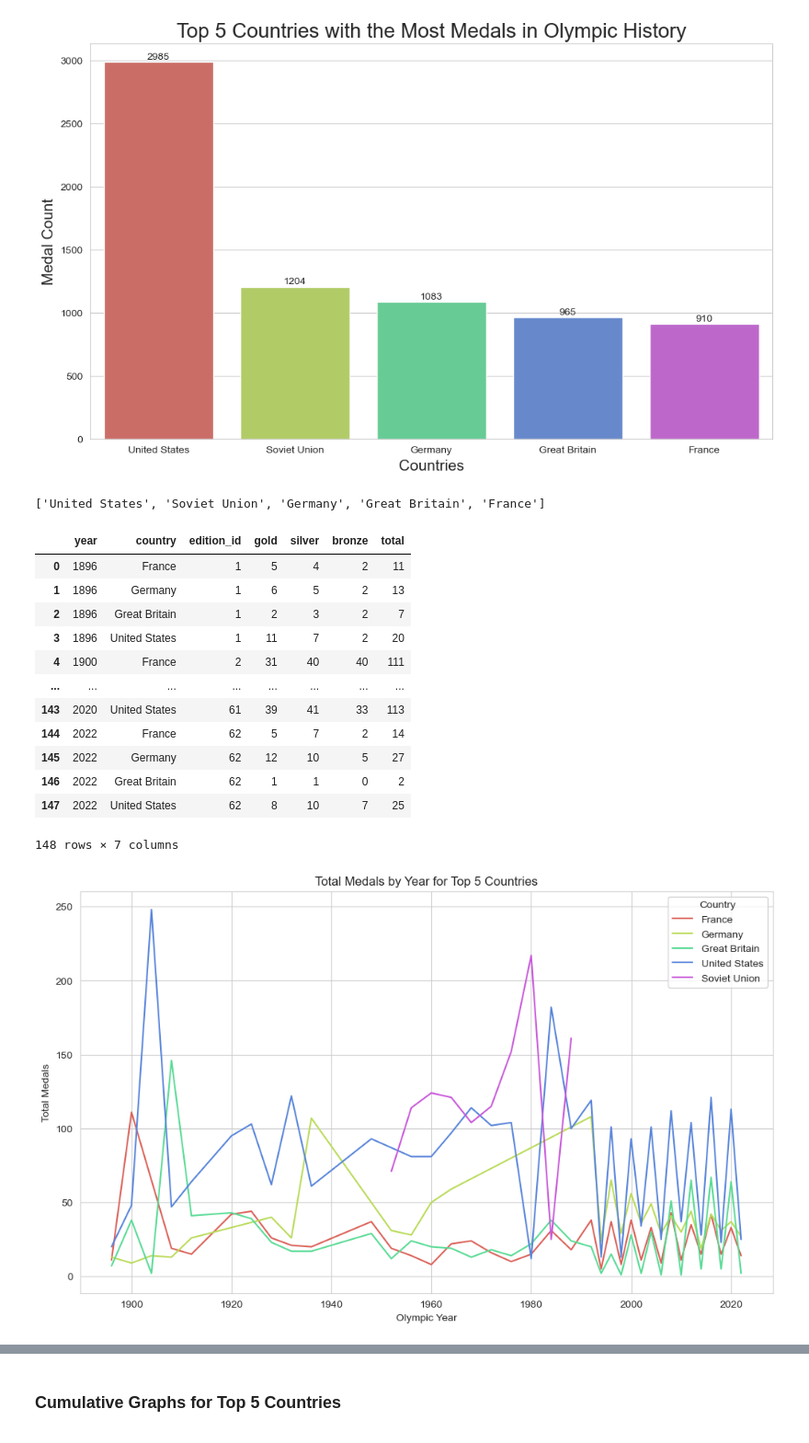
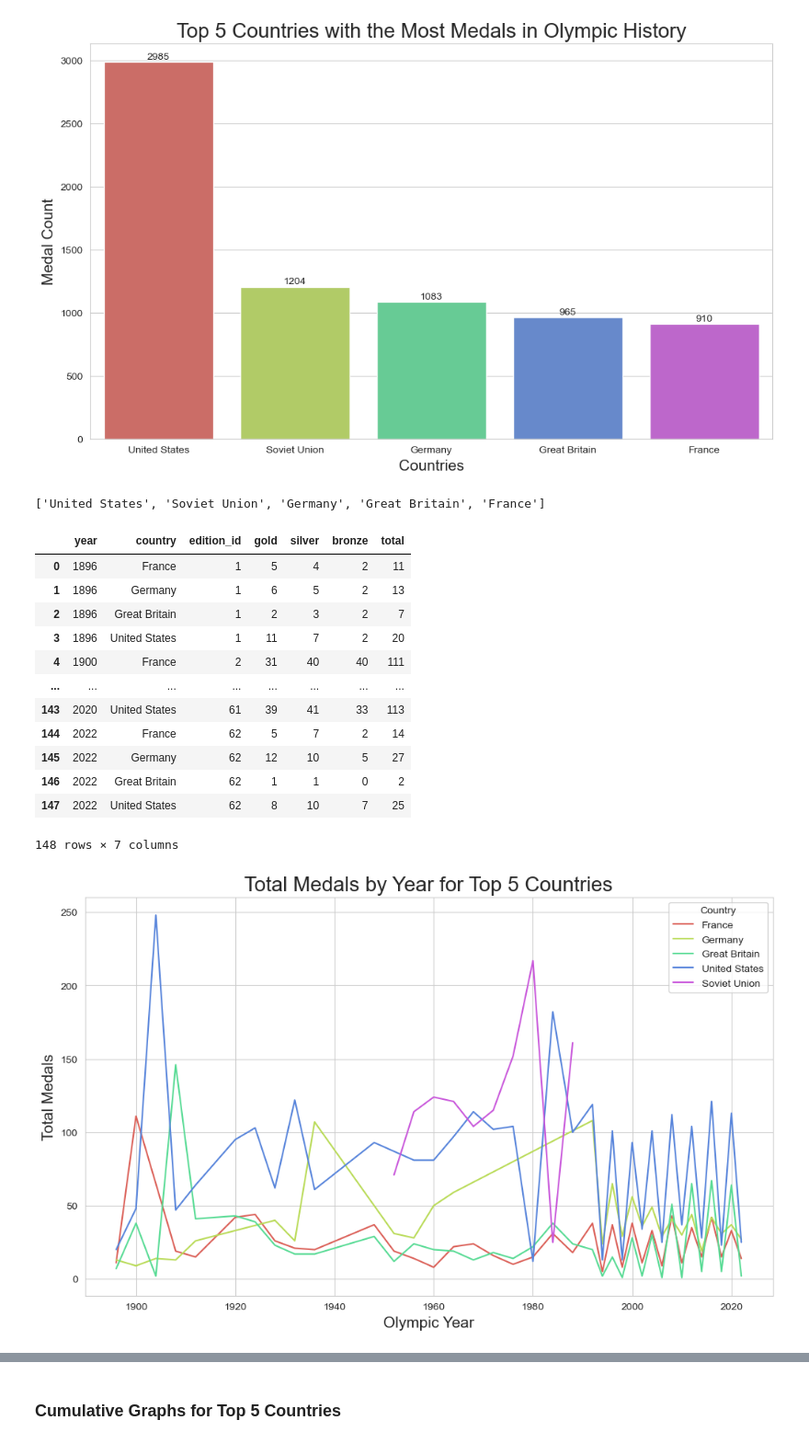
Before and after one commit to gururaser/data-analysis-of-olympic-games, a Jupyter notebook: data_analysis_of_olympic_games.ipynb, the cells around one changed output, grey strips where cells are left out. Shown at 92% size. Drawn from its saved outputs; the diff is of its cells as text; code cells hidden in the pictures.

```diff
--- a/data_analysis_of_olympic_games.ipynb
+++ b/data_analysis_of_olympic_games.ipynb
@@ -352,34 +353,34 @@ plt.show()
 # %%
 top5_countries = medals_total.head(5)['country'].tolist()
 display(top5_countries)
 
 top5_medals_by_year = medals[medals['country'].isin(top5_countries)].groupby(['year', 'country']).sum().reset_index()
 display(top5_medals_by_year)
 
 plt.figure(figsize=(12, 7))
 sns.lineplot(data=top5_medals_by_year, x='year', y='total', hue='country',palette="hls")
-plt.xlabel('Olympic Year')
-plt.ylabel('Total Medals')
-plt.title('Total Medals by Year for Top 5 Countries')
+plt.xlabel('Olympic Year',fontsize = 15)
+plt.ylabel('Total Medals',fontsize = 15)
+plt.title('Total Medals by Year for Top 5 Countries',fontsize = 20)
 plt.legend(title='Country', loc='upper right')
 plt.savefig("top5_medals_by_20_years_lineplot.png" ,dpi = 300, bbox_inches = 'tight')
 plt.show()
 # %% [output]
 ['United States', 'Soviet Union', 'Germany', 'Great Britain', 'France']
 |  | year | country | edition_id | gold | silver | bronze | total |
 | 0 | 1896 | France | 1 | 5 | 4 | 2 | 11 |
 | 1 | 1896 | Germany | 1 | 6 | 5 | 2 | 13 |
 | 2 | 1896 | Great Britain | 1 | 2 | 3 | 2 | 7 |
 | 3 | 1896 | United States | 1 | 11 | 7 | 2 | 20 |
 | 4 | 1900 | France | 2 | 31 | 40 | 40 | 111 |
 | ... | ... | ... | ... | ... | ... | ... | ... |
 | 143 | 2020 | United States | 61 | 39 | 41 | 33 | 113 |
 | 144 | 2022 | France | 62 | 5 | 7 | 2 | 14 |
 | 145 | 2022 | Germany | 62 | 12 | 10 | 5 | 27 |
 | 146 | 2022 | Great Britain | 62 | 1 | 1 | 0 | 2 |
 | 147 | 2022 | United States | 62 | 8 | 10 | 7 | 25 |
 148 rows × 7 columns
-[figure, old version]
+[figure, new version]
 # %%
 top5_medals_by_year = top5_medals_by_year.sort_values('year')
 plt.figure(figsize=(20, 10))
```
Also changed, not shown: parts of 20 cells of this notebook.
